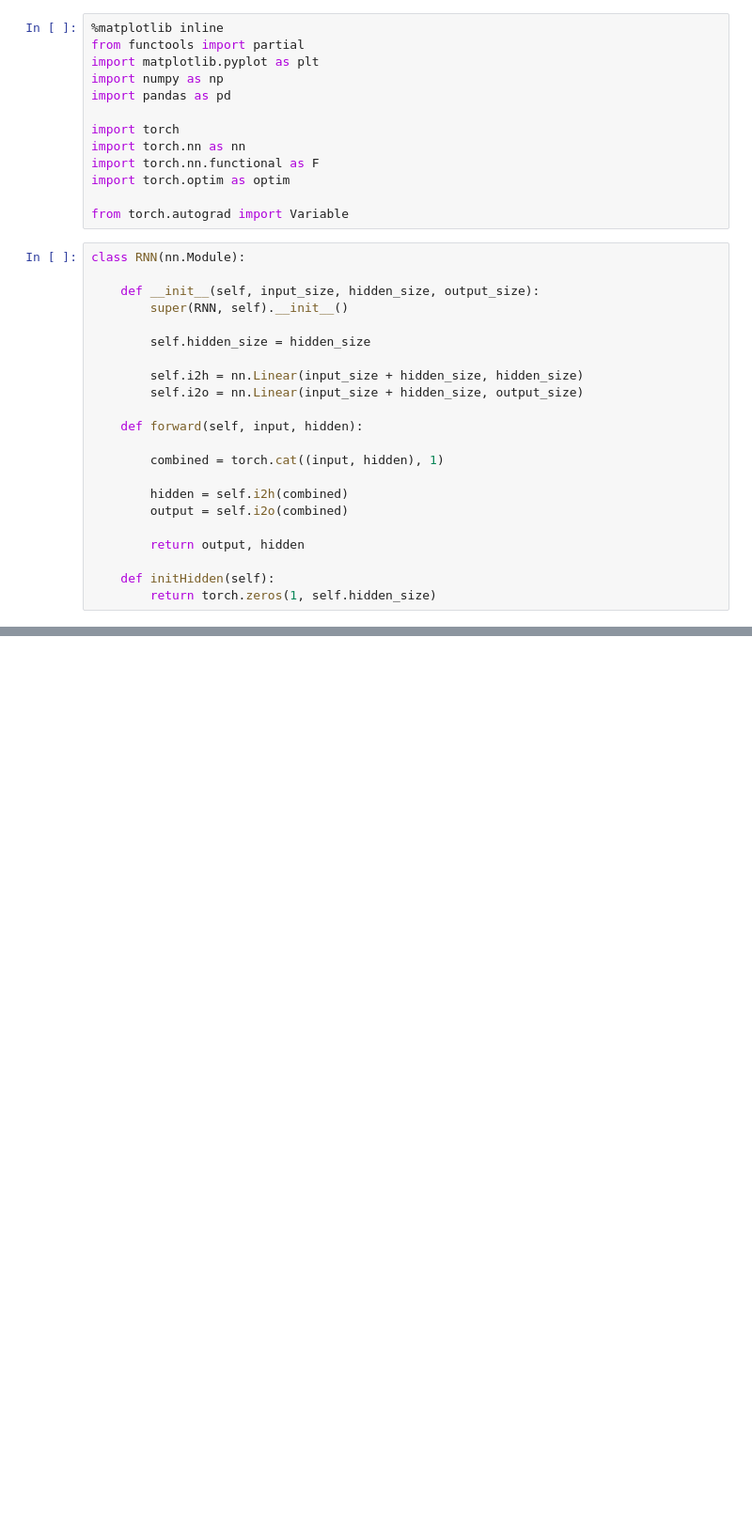
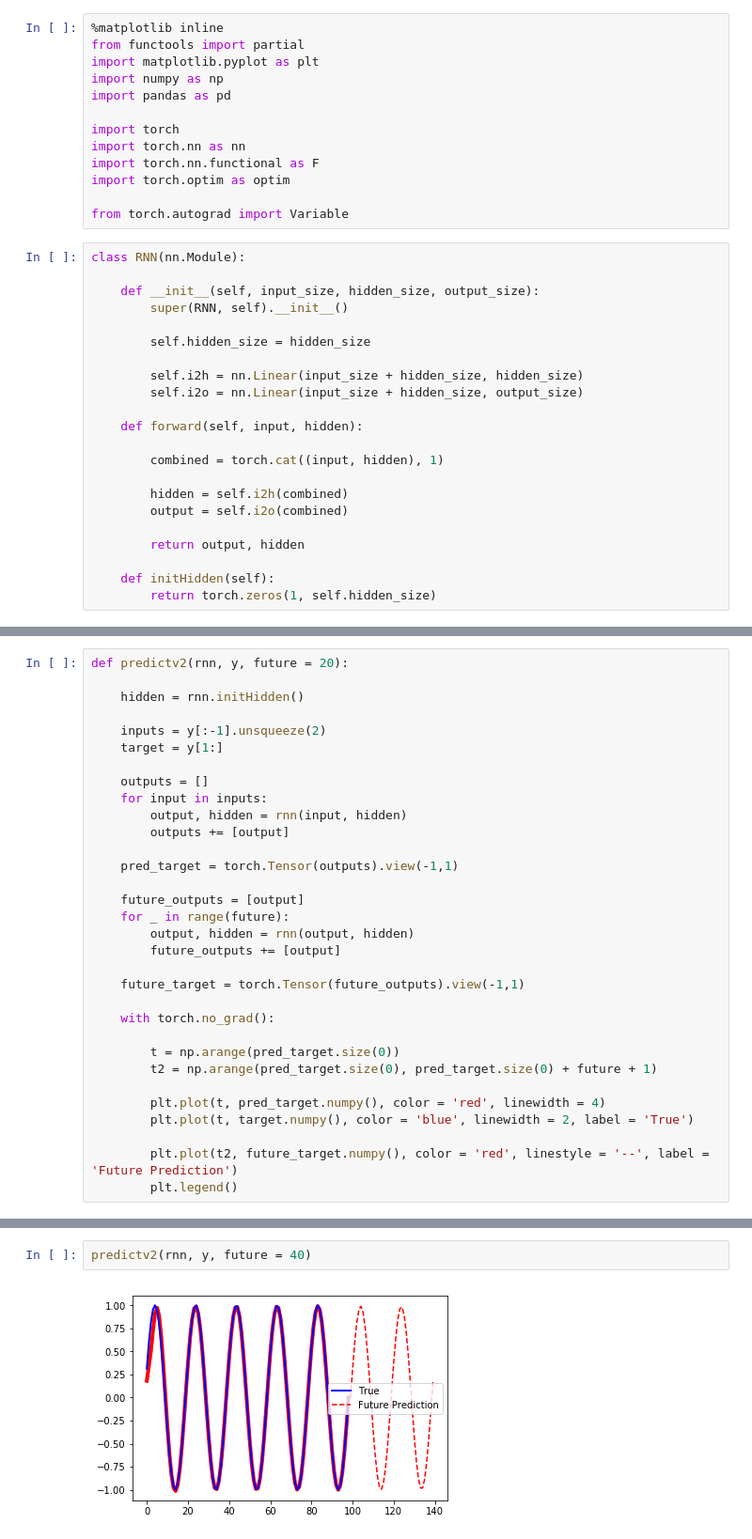
Before and after one commit to a-laughlin/3308proj, a Jupyter notebook: machine_learning/forge/Recurrent_Neural_Network.ipynb, the cells around one changed output, grey strips where cells are left out. Shown at 94% size. Saved outputs shown, nothing was run; the diff lists cells and outputs as text; blank space fills up the shorter version.

```diff
--- a/machine_learning/forge/Recurrent_Neural_Network.ipynb
+++ b/machine_learning/forge/Recurrent_Neural_Network.ipynb
@@ -117,2 +139,34 @@ def train(rnn, train_input, train_target, lr = 0.001, epochs = 1000, plot = True
+# %%
+def predictv2(rnn, y, future = 20):
+
+    hidden = rnn.initHidden()
+
+    inputs = y[:-1].unsqueeze(2)
+    target = y[1:]
+
+    outputs = []
+    for input in inputs:
+        output, hidden = rnn(input, hidden)
+        outputs += [output]
+
+    pred_target = torch.Tensor(outputs).view(-1,1)
+
+    future_outputs = [output]
+    for _ in range(future):
+        output, hidden = rnn(output, hidden)
+        future_outputs += [output]
+
+    future_target = torch.Tensor(future_outputs).view(-1,1)
+
+    with torch.no_grad():
+
+        t = np.arange(pred_target.size(0))
+        t2 = np.arange(pred_target.size(0), pred_target.size(0) + future + 1)
+
+        plt.plot(t, pred_target.numpy(), color = 'red', linewidth = 4)
+        plt.plot(t, target.numpy(), color = 'blue', linewidth = 2, label = 'True')
+
+        plt.plot(t2, future_target.numpy(), color = 'red', linestyle = '--', label = 'Future Prediction')
+        plt.legend()
 # %%
 n_input = 1
@@ -146,0 +205,4 @@ epoch 500, loss 1.0568516254425049
+# %%
+predictv2(rnn, y, future = 40)
+# %% [output]
+[figure, added]
```
Also changed, not shown: parts of 13 cells of this notebook.
